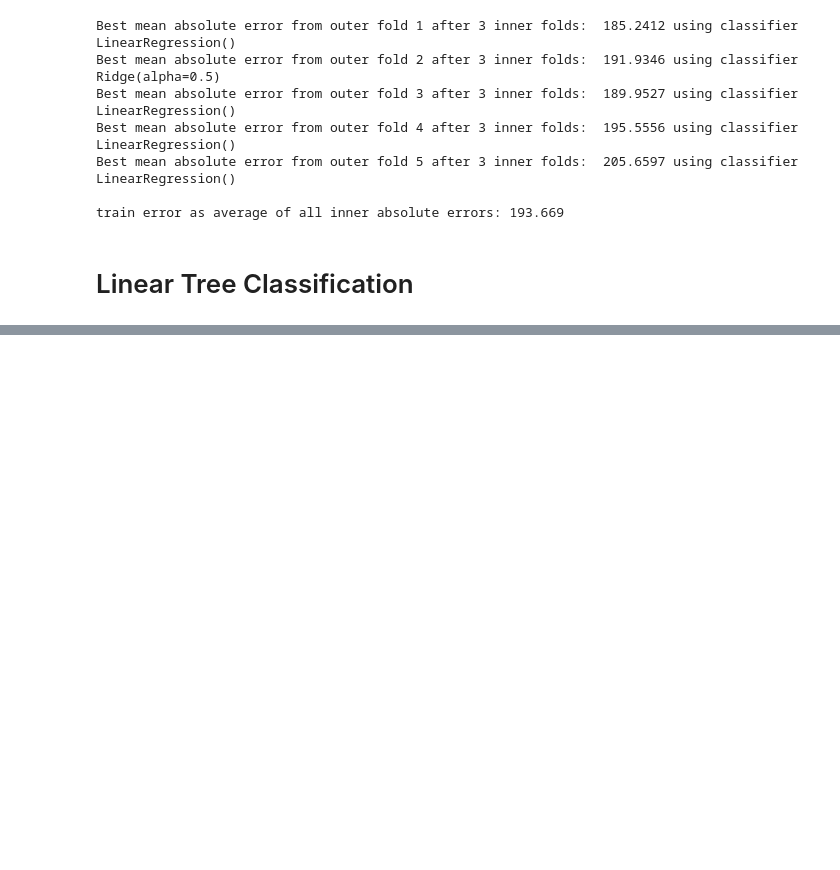
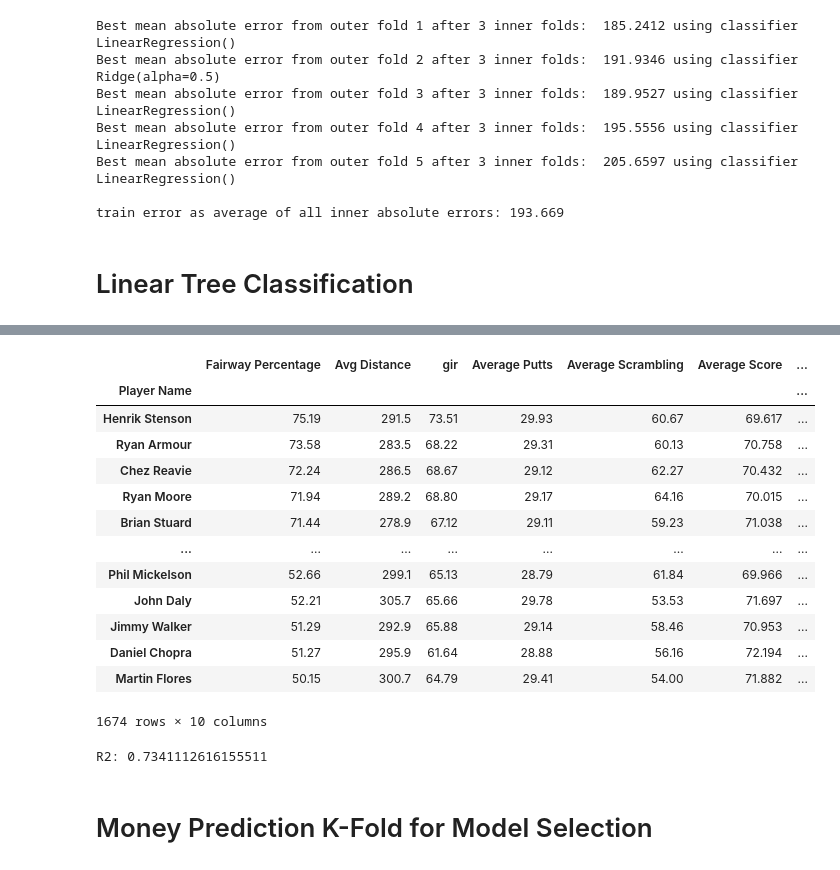
Before and after one commit to michaelmoschitto/golf-success-predictor, a Jupyter notebook: models/LinearTree.ipynb, the cells around one changed output, grey strips where cells are left out. Drawn from its saved outputs; the diff is of its cells as text; code cells hidden in the pictures; blank space fills up the shorter version.

```diff
--- a/models/LinearTree.ipynb
+++ b/models/LinearTree.ipynb
@@ -601,0 +655,51 @@ sns.heatmap(cf_matrix,annot=True,cmap='Blues', fmt='g')
+# %%
+# Binary classification of winning for a given year
+# Could also predict if player will acheive a top 10
+from sklearn.linear_model import RidgeClassifier
+from sklearn.metrics import accuracy_score, confusion_matrix
+from lineartree import LinearTreeClassifier
+from sklearn.linear_model import LinearRegression
+from lineartree import LinearForestClassifier
+from lineartree import LinearBoostClassifier
+from sklearn.metrics import r2_score
+import seaborn as sns
+
+# type of data for prediction
+prediction_df2 = per_year_df
+
+Y = prediction_df2["Money"]
+
+X = prediction_df2.drop(columns=["Wins", "Top 10","Rounds / Win", "Year", "Money", "Points", "Rounds", "Average SG Total", "DidTop10"])
+display(X)
+
+X_train, X_test, y_train, y_test = train_test_split(X, Y, test_size=0.25)
+
+#model = LinearBoostClassifier(base_estimator=RidgeClassifier())
+#model = LinearTreeClassifier(base_estimator=RidgeClassifier())
+model = LinearTreeRegressor(base_estimator=LinearRegression())
+#model = LinearForestClassifier(base_estimator=LinearRegression(), max_features=1.0)
+model.fit(X_train, y_train)
+#display(model.plot_model(feature_names=feature_cols))
+yhat = model.predict(X_test)
+
+print("R2: " + str(r2_score(y_test, yhat)))
+# Conclusion: The imbalanced data along with the streakyness of golfers makes it hard to predict whether someone would win for a given year
+# High accuracy, but lots of false negatives, bias towards saying a player DID NOT WIN.
+# %% [output]
+|  | Fairway Percentage | Avg Distance | gir | Average Putts | Average Scrambling | Average Score | ... |
+| Player Name |  |  |  |  |  |  | ... |
+| Henrik Stenson | 75.19 | 291.5 | 73.51 | 29.93 | 60.67 | 69.617 | ... |
+| Ryan Armour | 73.58 | 283.5 | 68.22 | 29.31 | 60.13 | 70.758 | ... |
+| Chez Reavie | 72.24 | 286.5 | 68.67 | 29.12 | 62.27 | 70.432 | ... |
+| Ryan Moore | 71.94 | 289.2 | 68.80 | 29.17 | 64.16 | 70.015 | ... |
+| Brian Stuard | 71.44 | 278.9 | 67.12 | 29.11 | 59.23 | 71.038 | ... |
+| ... | ... | ... | ... | ... | ... | ... | ... |
+| Phil Mickelson | 52.66 | 299.1 | 65.13 | 28.79 | 61.84 | 69.966 | ... |
+| John Daly | 52.21 | 305.7 | 65.66 | 29.78 | 53.53 | 71.697 | ... |
+| Jimmy Walker | 51.29 | 292.9 | 65.88 | 29.14 | 58.46 | 70.953 | ... |
+| Daniel Chopra | 51.27 | 295.9 | 61.64 | 28.88 | 56.16 | 72.194 | ... |
+| Martin Flores | 50.15 | 300.7 | 64.79 | 29.41 | 54.00 | 71.882 | ... |
+1674 rows × 10 columns
+R2: 0.7341112616155511
+# %% [markdown]
+# Money Prediction K-Fold for Model Selection
```
Also changed, not shown: parts of 8 cells of this notebook.
